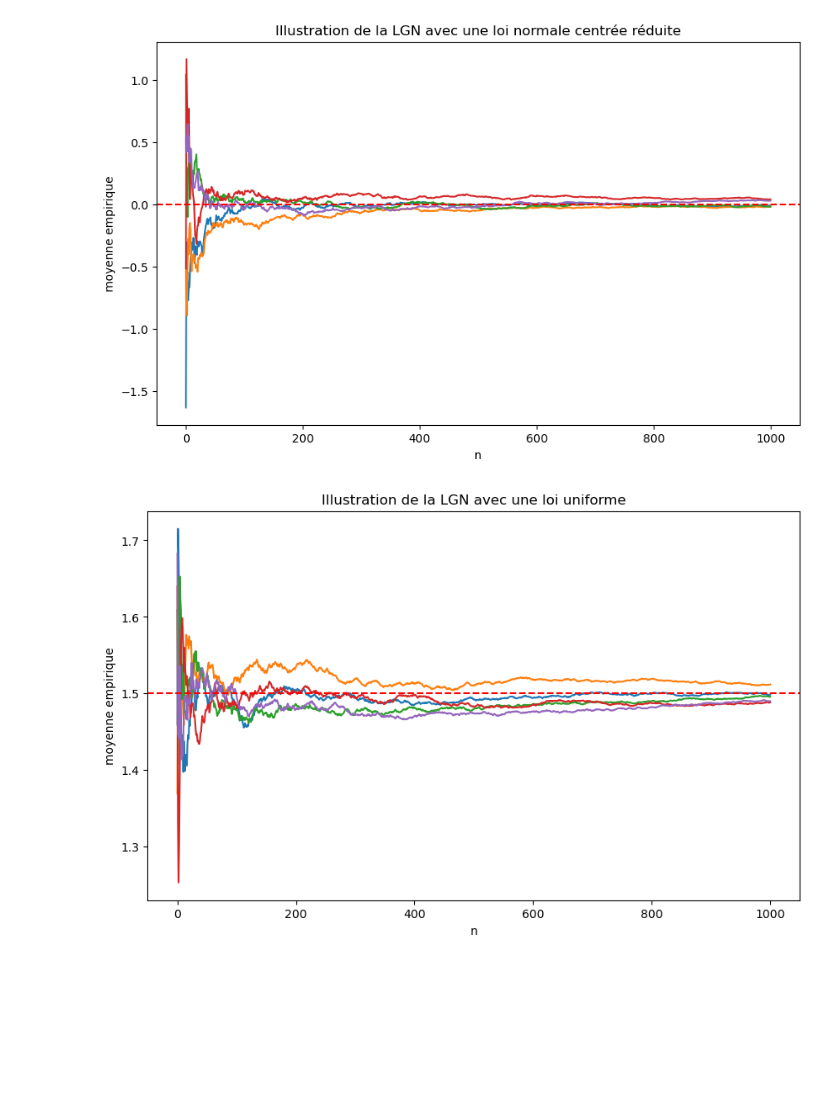
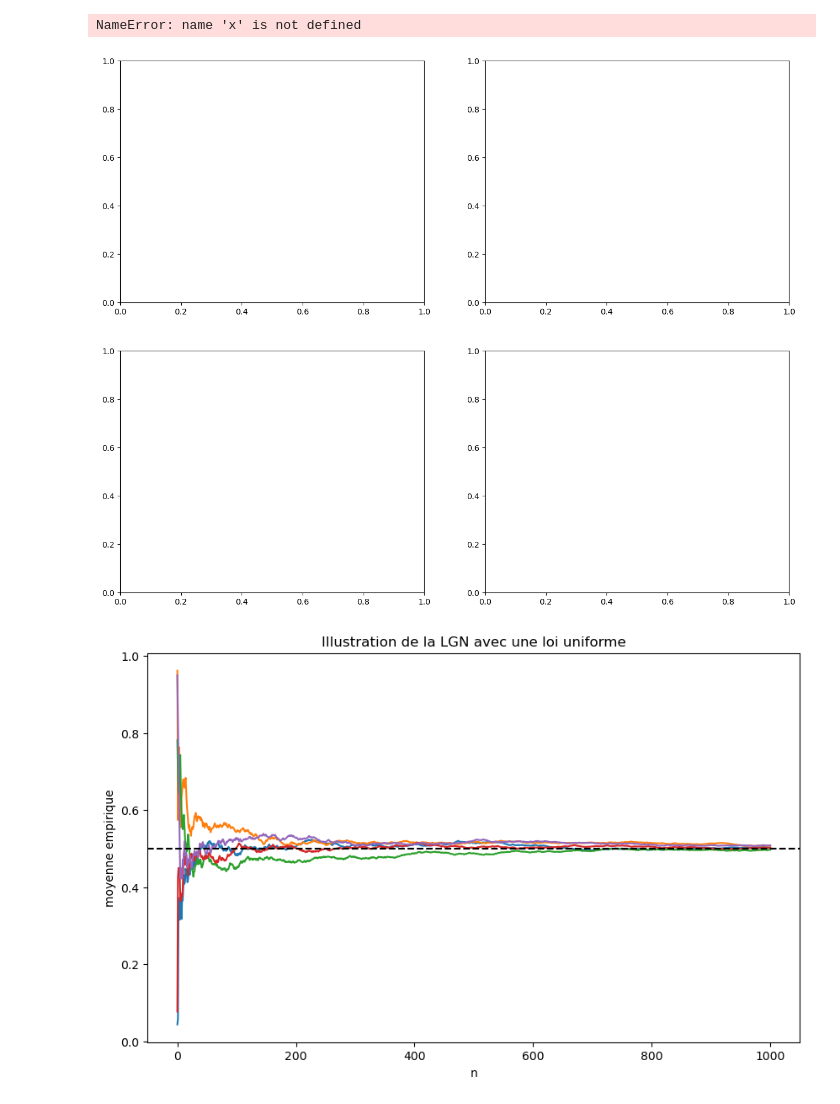
Before and after one commit to agassama28/TER, a Jupyter notebook: code/code.ipynb, the cells around one changed output. Drawn from its saved outputs; the diff is of its cells as text; code cells hidden in the pictures; blank space fills up the shorter version.

```diff
--- a/code/code.ipynb
+++ b/code/code.ipynb
@@ -4,27 +5,66 @@ import matplotlib.pyplot as plt
 # %%
+nb_trajectoires = 5
 n = 1000
 m = 0
 sigma = 1
-nb_trajectoires = 5
-
-plt.figure(figsize=(10, 6))
+a = 0
+b = 1
+lambda_ = 1
+z = norm.ppf(0.975)
+fig, axes = plt.subplots(2, 2, figsize=(15, 12))
+axes = axes.flatten()
 
 for i in range (nb_trajectoires) :
     X = np.random.normal(loc=m, scale=sigma, size=n)
     moyenne_empirique = np.cumsum(X) / np.arange(1, n + 1)
-    x = np.linspace(0,1000,1000)
-    plt.plot(x, moyenne_empirique)
-plt.axhline(y= 0, color='red', linestyle='--', label="Moyenne théorique")
-plt.title("Illustration de la LGN avec une loi normale centrée réduite")
-plt.xlabel("n")
-plt.ylabel("moyenne empirique")
-#plt.savefig("../figures/figure_lgn_1.png", dpi=300)
+    ic_inf = moyenne_empirique - z * (sigma / np.sqrt(n))
+    ic_sup = moyenne_empirique + z * (sigma / np.sqrt(n))
+    axes[0].plot(x, moyenne_empirique)
+axes[0].set_title("Illustration de la LGN avec une loi normale centrée réduite")
+axes[0].set_xlabel("n")
+axes[0].set_ylabel("Moyenne empirique")
+axes[0].axhline(y= 0, color='black', linestyle='--', label="Moyenne théorique")
+
+for i in range (nb_trajectoires) :
+    X = np.random.uniform(a, b, 1000)
+    moyenne_empirique = np.cumsum(X) / np.arange(1, n + 1)
+    ic_inf = moyenne_empirique - z * (sigma / np.sqrt(n))
+    ic_sup = moyenne_empirique + z * (sigma / np.sqrt(n))
+    axes[1].plot(x, moyenne_empirique)
+axes[1].set_title("Illustration de la LGN avec une loi uniforme")
+axes[1].set_xlabel("n")
+axes[1].set_ylabel("Moyenne empirique")
+axes[1].axhline(y= (a + b) / 2, color='black', linestyle='--', label="Moyenne théorique")
+
+for i in range (nb_trajectoires) :
+    X = np.random.exponential(scale= 1 / lambda_, size=n)
+    moyenne_empirique = np.cumsum(X) / np.arange(1, n + 1)
+    ic_inf = moyenne_empirique - z * (sigma / np.sqrt(n))
+    ic_sup = moyenne_empirique + z * (sigma / np.sqrt(n))
+    axes[2].plot(x, moyenne_empirique)
+axes[2].set_title("Illustration de la LGN avec une loi exponentielle")
+axes[2].set_xlabel("n")
+axes[2].set_ylabel("Moyenne empirique")
+axes[2].axhline(y= lambda_, color='black', linestyle='--', label="Moyenne théorique")
+
+for i in range (nb_trajectoires) :
+    X = np.random.poisson(lam= lambda_, size = n)
+    moyenne_empirique = np.cumsum(X) / np.arange(1, n + 1)
+    axes[3].plot(x, moyenne_empirique)
+axes[3].set_title("Illustration de la LGN avec une loi de Poisson")
+axes[3].set_xlabel("n")
+axes[3].set_ylabel("Moyenne empirique")
+axes[3].axhline(y= lambda_, color='black', linestyle='--', label="Moyenne théorique")
+
+#plt.fill_between(x, ic_inf, ic_sup)
+plt.savefig("../rapport/figures/figures_lgn.png", dpi=300)
 plt.show()
 # %% [output]
+NameError: name 'x' is not defined
-[figure, old version]
+[figure, new version]
 # %%
-a = 1
-b = 2
+a = 0
+b = 1
 
 plt.figure(figsize=(10, 6))
 
@@ -32,11 +72,11 @@ for i in range(nb_trajectoires) :
     X = np.random.uniform(a, b, 1000)
     moyenne_empirique = np.cumsum(X) / np.arange(1, n + 1)
     plt.plot(x, moyenne_empirique)
-plt.axhline(y=(a + b) / 2, color='red', linestyle='--', label="Moyenne théorique")
+plt.axhline(y=(a + b) / 2, color='black', linestyle='--', label="Moyenne théorique")
 plt.title("Illustration de la LGN avec une loi uniforme")
 plt.xlabel("n")
 plt.ylabel("moyenne empirique")
-#plt.savefig("../figures/figure_lgn_2.png", dpi=300)
+plt.savefig("../rapport/figures/figure_lgn_1.png", dpi=300)
 plt.show()
 # %% [output]
-[figure, old version]
+[figure, new version]
```
Also changed, not shown: parts of 9 cells of this notebook, 12 other files.
